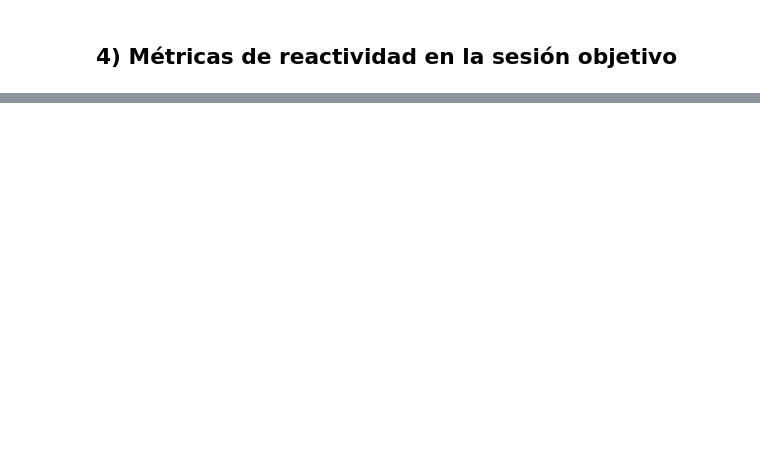
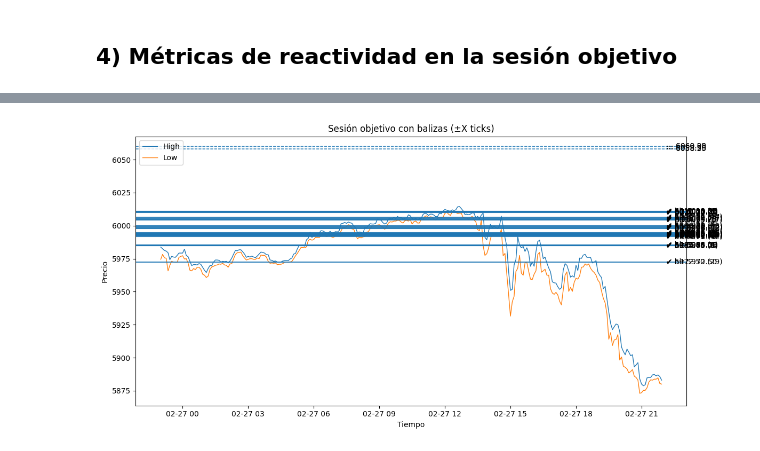
Before and after one commit to jmbf2007/ExtendedProfile, a Jupyter notebook: notebooks/extended_profile.ipynb, the cells around one changed output, grey strips where cells are left out. Cells and saved outputs as stored; diff of their text form; code cells hidden in the pictures; blank space fills up the shorter version.

```diff
--- a/notebooks/extended_profile.ipynb
+++ b/notebooks/extended_profile.ipynb
@@ -55,7 +58,7 @@ end_time = dt.datetime.strptime(P['end_date'], "%Y-%m-%d").replace(tzinfo=dt.tim
 
 columns = ['Time', 'Open', 'High', 'Low', 'Close', 'MVC','NewSession']  # Ajusta las columnas según tus datos
 
-df = load_data_mongo(P['URI'], P['DB'], P['COLLECTION'], start_time, end_time, columns)
+df = load_data_mongo(P['secrets']['URI'], P['secrets']['DB'], P['secrets']['COLLECTION'], start_time, end_time, columns)
 df = infer_sessions(df)
 df.head()
 # %% [output]
@@ -140,0 +143,4 @@ ri_df.head()
+# %%
+# === CP desde EP ===
+from src.scoring import compute_cp_series
+CP_series = compute_cp_series(ep)  # CP por tick de EP (no crowd-aware aún)
@@ -140,0 +257,13 @@ ri_df.head()
+# %%
+# usamos hits_raw (conteo simple de toques)
+touched_mask   = (hits_raw > 0)
+untouched_mask = ~touched_mask
+
+levels_touched   = sel_levels[touched_mask.reindex(sel_levels).fillna(False)]
+levels_untouched = sel_levels[untouched_mask.reindex(sel_levels).fillna(False)]
+
+print({
+    "n_balizas_total": int(len(sel_levels)),
+    "n_tocadas": int(len(levels_touched)),
+    "n_no_tocadas": int(len(levels_untouched)),
+})
@@ -140,0 +272,63 @@ ri_df.head()
+# %%
+# === Gráfico: sesión con balizas y bandas ±X ===
+import matplotlib.pyplot as plt
+import numpy as np
+import pandas as pd
+
+def ticks_to_price(ticks: int, tick_size: float) -> float:
+    return ticks * tick_size
+
+def plot_session_with_beacons(df_session, levels_hit, levels_miss, tick_size: float, X_ticks: int = 1):
+    if df_session.empty:
+        print("Sesión vacía.")
+        return
+
+    t = df_session["Time"]
+    hi = df_session["High"]
+    lo = df_session["Low"]
+
+    plt.figure(figsize=(12, 6))
+    # Rango de precios intradía (High/Low)
+    plt.plot(t, hi, linewidth=1, label="High")
+    plt.plot(t, lo, linewidth=1, label="Low")
+
+    # Balizas tocadas
+    for p in levels_hit:
+        price = ticks_to_price(int(p), tick_size)
+        plt.axhline(price, linewidth=1.5, linestyle="-", alpha=0.9)
+        # banda ±X
+        plt.fill_between(t, price - X_ticks*tick_size, price + X_ticks*tick_size, alpha=0.08)
+
+        # etiqueta discreta a la derecha
+        plt.text(t.iloc[-1], price, f"  ✔ hit {price:.2f}", va="center")
+
+    # En tu función de plot, al etiquetar balizas tocadas:
+    for p in levels_touched:
+        price = int(p) * tick
+        n = int(hits_raw.get(p, 0))
+        plt.text(t.iloc[-1], price, f"  ✔ {price:.2f} ({n})", va="center")
+
+
+    # Balizas no tocadas
+    for p in levels_miss:
+        price = ticks_to_price(int(p), tick_size)
+        plt.axhline(price, linewidth=1.0, linestyle="--", alpha=0.6)
+        plt.text(t.iloc[-1], price, f"  ⋯ {price:.2f}", va="center")
+
+    plt.title("Sesión objetivo con balizas (±X ticks)")
+    plt.legend(loc="upper left")
+    plt.xlabel("Tiempo")
+    plt.ylabel("Precio")
+    plt.tight_layout()
+    plt.show()
+
+# Llamada con tus objetos actuales
+plot_session_with_beacons(
+    df_target,
+    levels_touched,
+    levels_untouched,
+    tick_size=tick,
+    X_ticks=int(P["metrics"]["X_touch_ticks"])
+)
+# %% [output]
+[figure, added]
```
Also changed, not shown: parts of 14 cells of this notebook, 7 other files.
